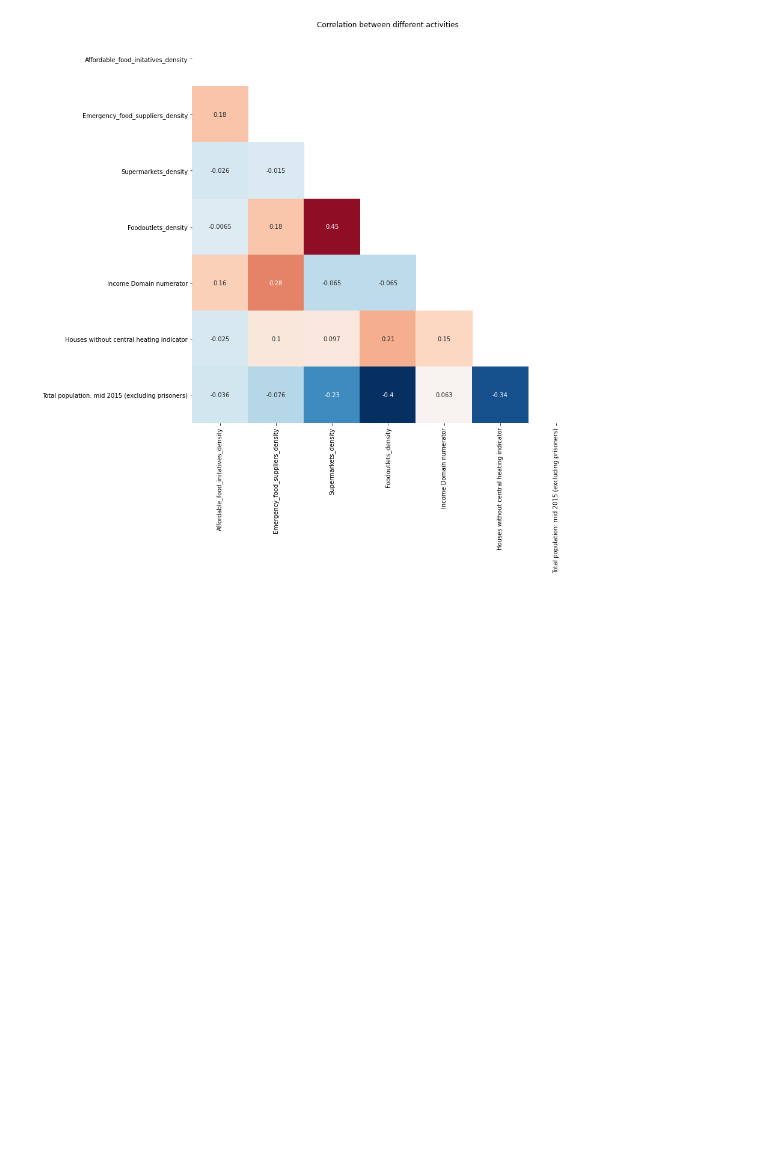
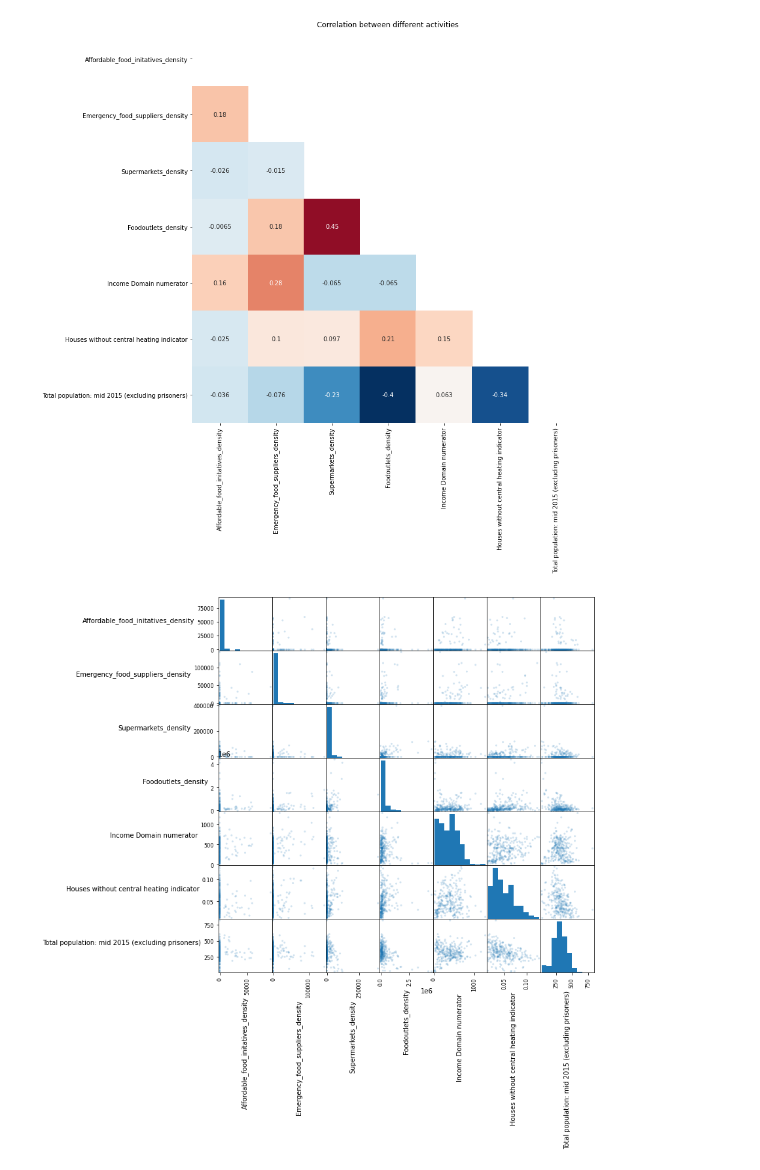
Before and after one commit to johnardavies/City_map, a Jupyter notebook: map_data_processing/Produce_correlogram.ipynb, the cells around one changed output. Drawn from its saved outputs; the diff is of its cells as text; code cells hidden in the pictures; blank space fills up the shorter version.

Commit message:
Added in a scatter plot matrix

```diff
--- a/map_data_processing/Produce_correlogram.ipynb
+++ b/map_data_processing/Produce_correlogram.ipynb
@@ -253,3 +269,17 @@ ax.set_title('Correlation between different activities')
 # %% [output]
 Text(0.5, 1.0, 'Correlation between different activities')
 [figure]
+# %%
+from matplotlib import pyplot as plt
+
+axes = pd.plotting.scatter_matrix(correlogram_data, alpha=0.2, figsize=(12,12))
+for ax in axes.flatten():
+    ax.xaxis.label.set_rotation(90)
+    ax.yaxis.label.set_rotation(0)
+    ax.yaxis.label.set_ha('right')
+
+plt.tight_layout()
+plt.gcf().subplots_adjust(wspace=0, hspace=0)
+plt.show()
+# %% [output]
+[figure, added]
```
Also changed, not shown: parts of 4 cells of this notebook, 1 other file.
